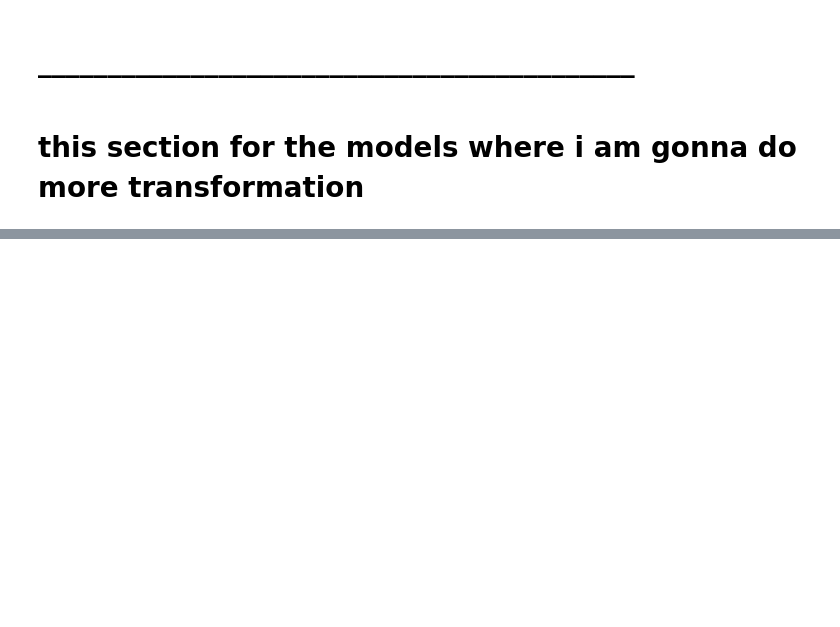
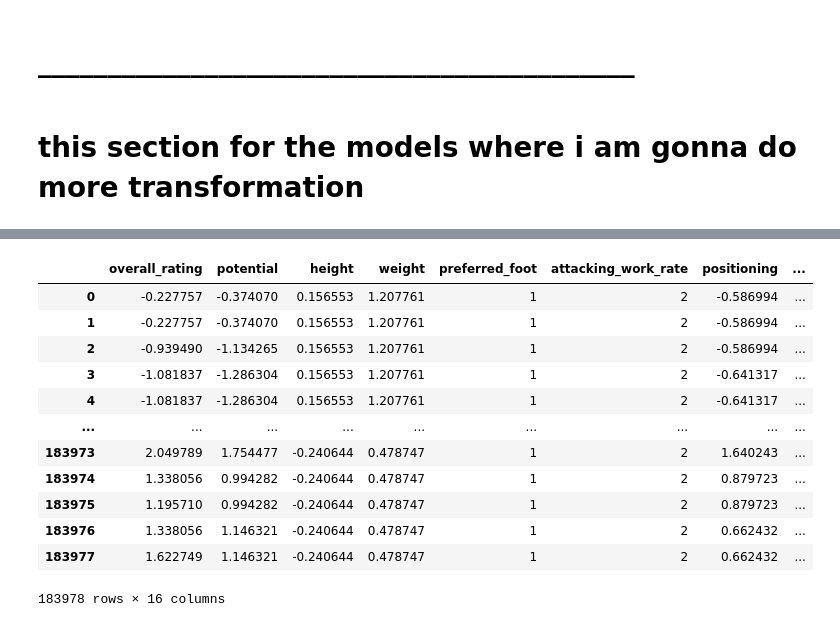
Before and after one commit to rahiqi-al/football-_clustering, a Jupyter notebook: test.ipynb, the cells around one changed output, grey strips where cells are left out. Cells and saved outputs as stored; diff of their text form; code cells hidden in the pictures; blank space fills up the shorter version.

```diff
--- a/test.ipynb
+++ b/test.ipynb
@@ -665,0 +880,16 @@ memory usage: 307.7+ KB
+# %%
+df_player[config.cluster_player]
+# %% [output]
+|  | overall_rating | potential | height | weight | preferred_foot | attacking_work_rate | positioning | ... |
+| 0 | -0.227757 | -0.374070 | 0.156553 | 1.207761 | 1 | 2 | -0.586994 | ... |
+| 1 | -0.227757 | -0.374070 | 0.156553 | 1.207761 | 1 | 2 | -0.586994 | ... |
+| 2 | -0.939490 | -1.134265 | 0.156553 | 1.207761 | 1 | 2 | -0.586994 | ... |
+| 3 | -1.081837 | -1.286304 | 0.156553 | 1.207761 | 1 | 2 | -0.641317 | ... |
+| 4 | -1.081837 | -1.286304 | 0.156553 | 1.207761 | 1 | 2 | -0.641317 | ... |
+| ... | ... | ... | ... | ... | ... | ... | ... | ... |
+| 183973 | 2.049789 | 1.754477 | -0.240644 | 0.478747 | 1 | 2 | 1.640243 | ... |
+| 183974 | 1.338056 | 0.994282 | -0.240644 | 0.478747 | 1 | 2 | 0.879723 | ... |
+| 183975 | 1.195710 | 0.994282 | -0.240644 | 0.478747 | 1 | 2 | 0.879723 | ... |
+| 183976 | 1.338056 | 1.146321 | -0.240644 | 0.478747 | 1 | 2 | 0.662432 | ... |
+| 183977 | 1.622749 | 1.146321 | -0.240644 | 0.478747 | 1 | 2 | 0.662432 | ... |
+183978 rows × 16 columns
```
Also changed, not shown: parts of 31 cells of this notebook, 4 other files.
